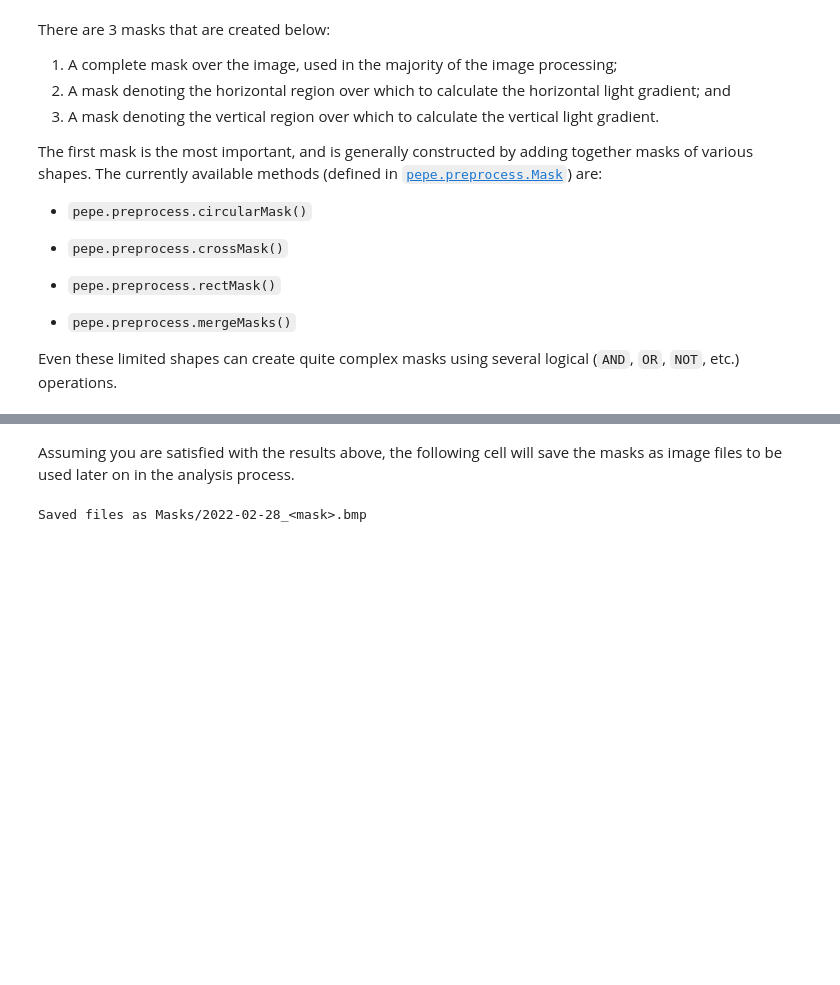
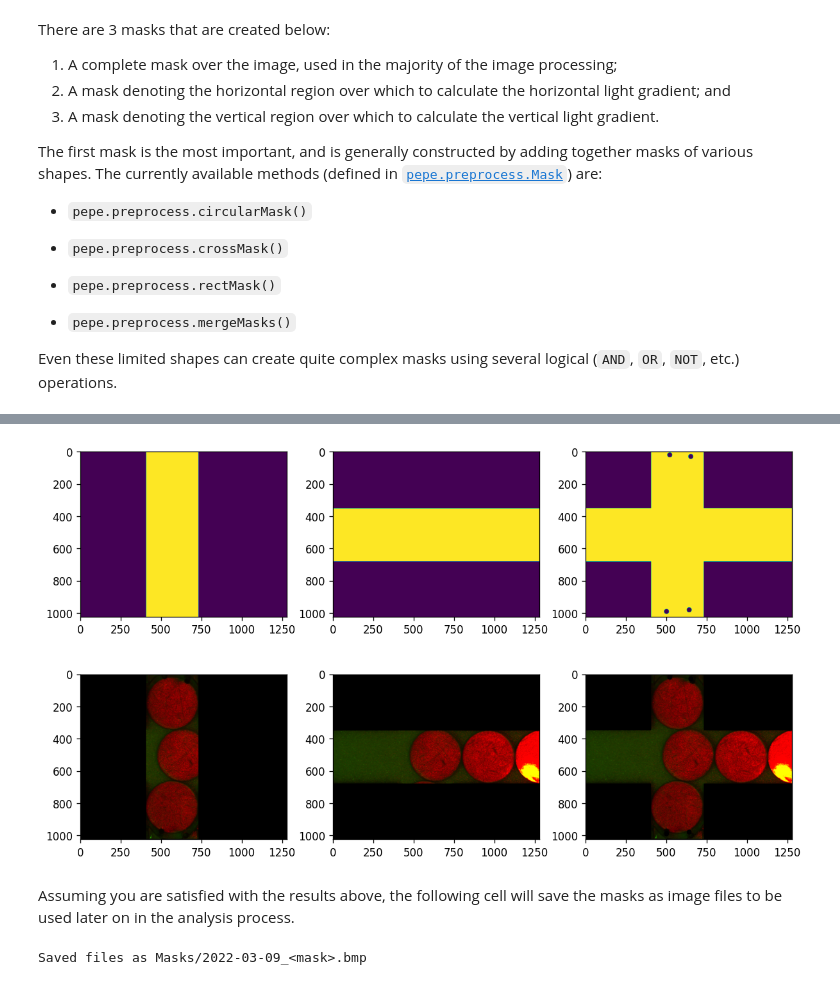
Before and after one commit to Jfeatherstone/SpaceJam, a Jupyter notebook: Masking.ipynb, the cells around one changed output, grey strips where cells are left out. Drawn from its saved outputs; the diff is of its cells as text; code cells hidden in the pictures; blank space fills up the shorter version.

```diff
--- a/Masking.ipynb
+++ b/Masking.ipynb
@@ -105,3 +52,56 @@ plt.show()
+# %%
+# Parameters to edit
+#########################
+
+# This should be the (ideally absolute) path to the SpaceJam data folder
+#rootFolder = '/run/media/jack/Seagate Portable Drive/Research/SpaceJam/'
+rootFolder = '/eno/jdfeathe/DATA/SpaceJam/' # Should end in a '/'
+# This should be the name of a directory in rootFolder
+dataSet = '2022-03-09_Medium'
+
+# The x and y bounds for the cross-shaped mask
+maskXBounds = [405, 730] # Found manually
+maskYBounds = [350, 680] # Found manually
+
+# The centers of the pins for the boundary particles (to localize forces)
+pegCenters = [[20, 520], [30, 650], [990, 500], [980, 640]] # Found manually
+pegRadii = 15
+
+#########################
+# No need to edit below this line (usually)
+
+sampleImage = checkImageType(rootFolder + dataSet + '/frame0001.bmp')
+
+# For light correction, we want two separate images, one vertical and one horizontal
+height, width = sampleImage.shape[:2]
+verticalMask = np.array([[int(i < maskXBounds[1] and i > maskXBounds[0]) for i in range(width)] for j in range(height)], dtype=np.uint8)
+horizontalMask = np.array(np.transpose([[int(i < maskYBounds[1] and i > maskYBounds[0]) for i in range(height)] for j in range(width)]), dtype=np.uint8)
+
+verticalMask = np.repeat(verticalMask[:,:,None], 3, axis=-1)
+horizontalMask = np.repeat(horizontalMask[:,:,None], 3, axis=-1)
+
+fullMask = crossMask(sampleImage.shape, xlim=np.array(maskXBounds), ylim=np.array(maskYBounds))
+
+for i in range(len(pegCenters)):
+    fullMask = fullMask - circularMask(sampleImage.shape, np.array(pegCenters[i]), pegRadii)
+
+fullMask = np.array(fullMask > 0, dtype=np.uint8)
+
+fig, ax = plt.subplots(2, 3, figsize=(10,6))
+
+ax[0,0].imshow(verticalMask[:,:,0])
+ax[0,1].imshow(horizontalMask[:,:,0])
+ax[0,2].imshow(fullMask[:,:,0])
+
+ax[1,0].imshow(verticalMask * sampleImage)
+ax[1,1].imshow(horizontalMask * sampleImage)
+ax[1,2].imshow(fullMask * sampleImage)
+
+
+fig.tight_layout()
+plt.show()
+# %% [output]
+[figure, added]
 # %% [markdown]
 Assuming you are satisfied with the results above, the following cell will save the masks as image files
 to be used later on in the analysis process.
@@ -120,4 +120,4 @@ horizontalMaskImg.save(f'Masks/{dateStr}_HorizontalMask.bmp')
 
 print(f'Saved files as Masks/{dateStr}_<mask>.bmp')
 # %% [output]
-Saved files as Masks/2022-02-28_<mask>.bmp
+Saved files as Masks/2022-03-09_<mask>.bmp
```
Also changed, not shown: parts of 1 cell of this notebook, 17 other files.
